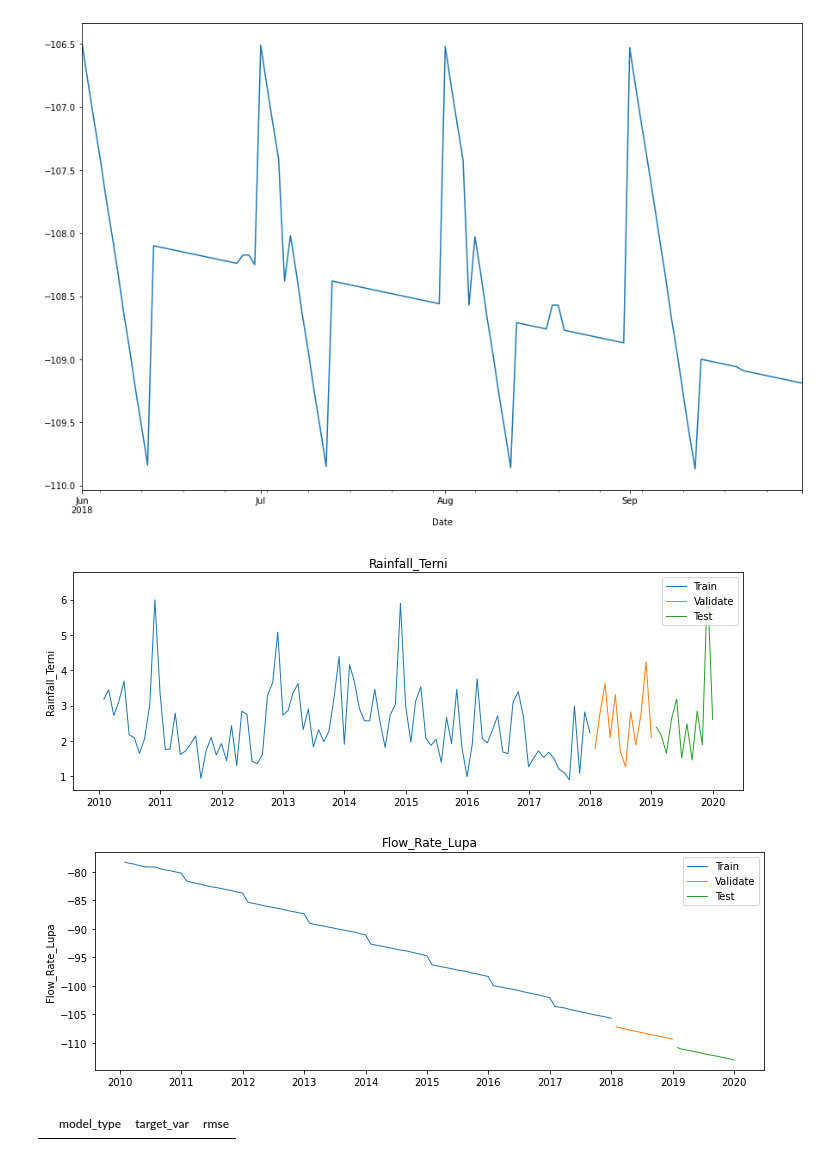
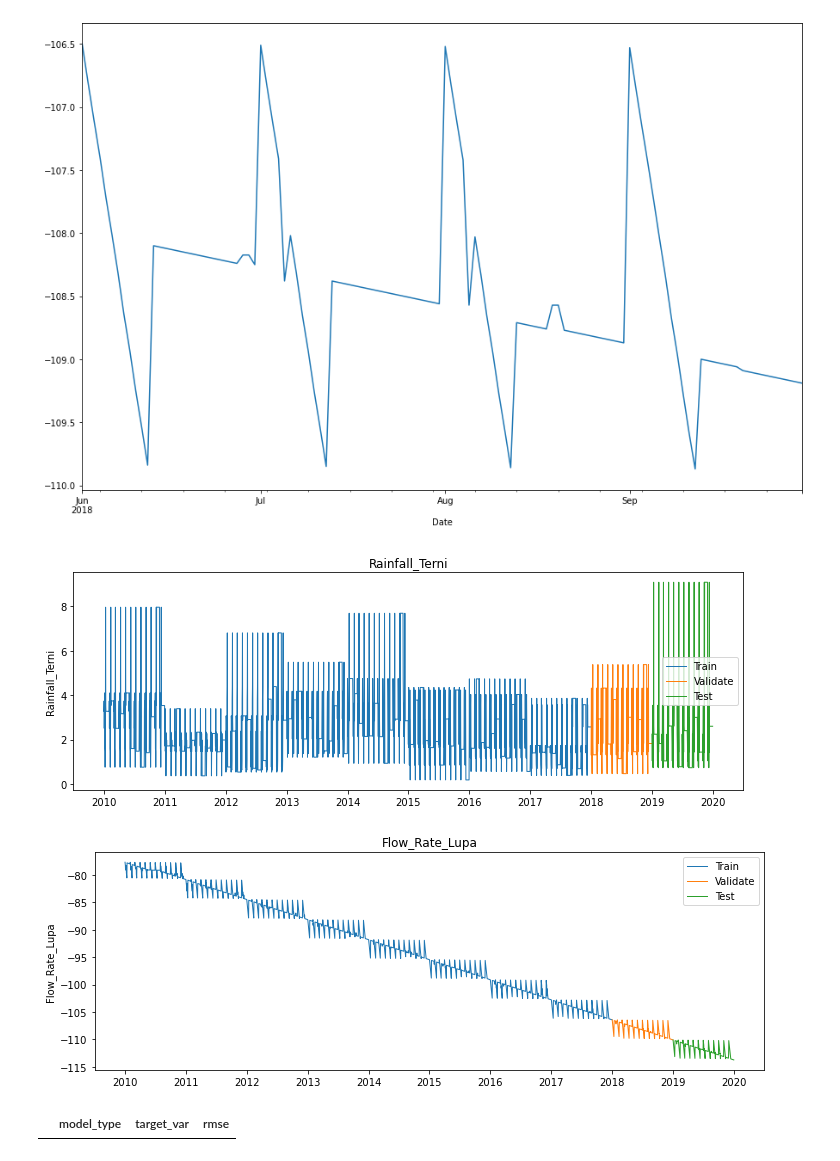
Before and after one commit to datastraine/kaggle, a Jupyter notebook: AceaSmart_Water_Analytics/acea-comp-explore.ipynb, the cells around one changed output. Saved outputs shown, nothing was run; the diff lists cells and outputs as text; code cells hidden in the pictures.

Commit message:
updates with resampled by month data and predictions

```diff
--- a/AceaSmart_Water_Analytics/acea-comp-explore.ipynb
+++ b/AceaSmart_Water_Analytics/acea-comp-explore.ipynb
@@ -228,33 +228,29 @@ Water_Spring_Lupa[(Water_Spring_Lupa['year_month'] <= '2018-09') & (Water_Spring
 # %%
 # In order to deal with the remaining outliers, I'm going to simply remove the year 2020 from the data as well for the time being
 Lupa_Cleaned = Water_Spring_Lupa[Water_Spring_Lupa['year_month'] < '2020-01']
 Lupa_Cleaned['year'] = Lupa_Cleaned.index.strftime('%Y').astype('int')
 
 
 train = Lupa_Cleaned[Lupa_Cleaned['year'] < 2018]
 validate = Lupa_Cleaned[(Lupa_Cleaned['year'] == 2018)]
 test = Lupa_Cleaned[Lupa_Cleaned['year'] == 2019]
 
 # After getting the train, validate, and test splits created resample them to month
 
-train = train.resample('M').mean()
-validate = validate.resample('M').mean()
-test = test.resample('M').mean()
-
 columns = ['Rainfall_Terni', 'Flow_Rate_Lupa']
 
 for col in columns:
     plt.figure(figsize=(12,4))
     plt.plot(train[col], label = 'Train', linewidth = 1)
     plt.plot(validate[col], label = 'Validate', linewidth = 1)
     plt.plot(test[col], label = 'Test', linewidth = 1)
     plt.ylabel(col)
     plt.title(col)
     plt.legend()
     plt.show()
 # %% [output]
-[figure, old version]
+[figure, new version]
-[figure, old version]
+[figure, new version]
 # %%
 # evaluation function to compute rmse
 
```
Also changed, not shown: parts of 15 cells of this notebook.
